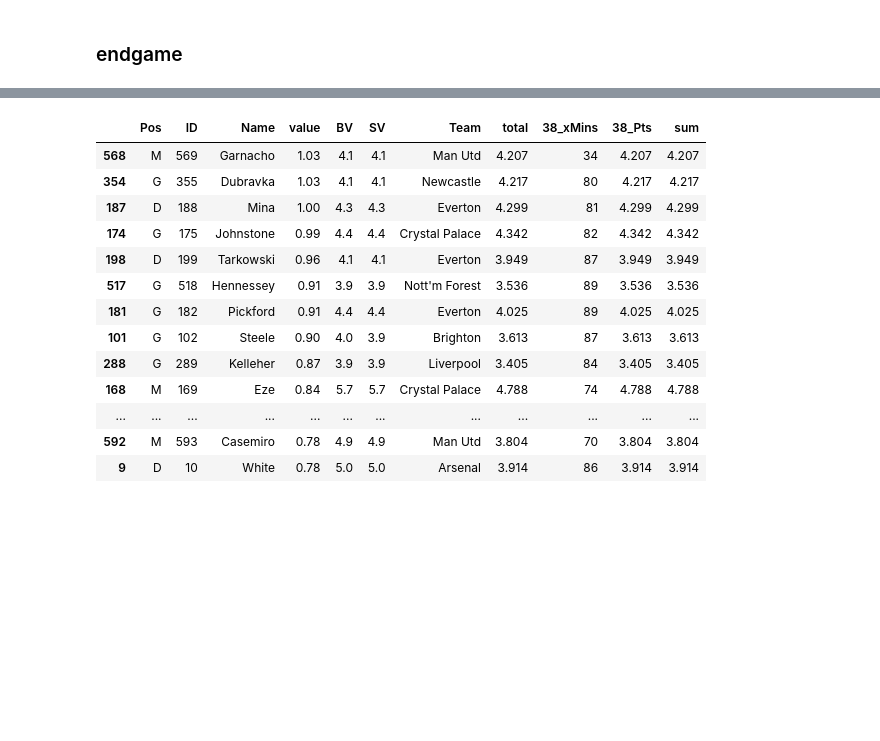
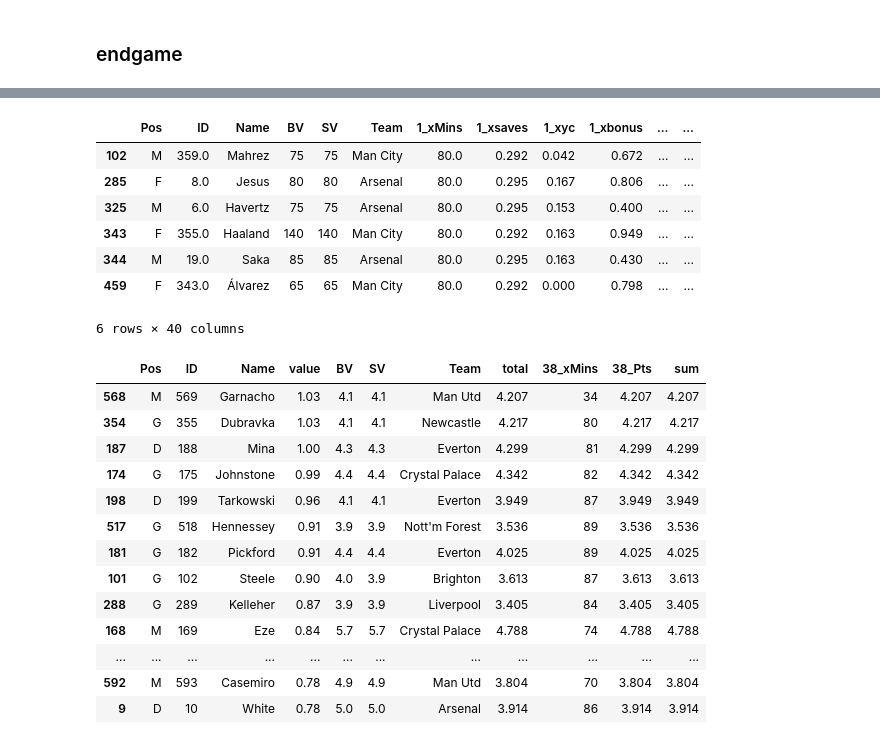
Before and after one commit to spiros26/FPL-Project, a Jupyter notebook: ev_creator/ALEX.ipynb, the cells around one changed output, grey strips where cells are left out. Drawn from its saved outputs; the diff is of its cells as text; code cells hidden in the pictures; blank space fills up the shorter version.

```diff
--- a/ev_creator/ALEX.ipynb
+++ b/ev_creator/ALEX.ipynb
@@ -1013,3 +1024,14 @@ filter_df(df, next_gw, horizon, '_Pts', 'total', 30)
+# %%
+an_ev_df
+# %% [output]
+|  | Pos | ID | Name | BV | SV | Team | 1_xMins | 1_xsaves | 1_xyc | 1_xbonus | ... | ... |
+| 102 | M | 359.0 | Mahrez | 75 | 75 | Man City | 80.0 | 0.292 | 0.042 | 0.672 | ... | ... |
+| 285 | F | 8.0 | Jesus | 80 | 80 | Arsenal | 80.0 | 0.295 | 0.167 | 0.806 | ... | ... |
+| 325 | M | 6.0 | Havertz | 75 | 75 | Arsenal | 80.0 | 0.295 | 0.153 | 0.400 | ... | ... |
+| 343 | F | 355.0 | Haaland | 140 | 140 | Man City | 80.0 | 0.292 | 0.163 | 0.949 | ... | ... |
+| 344 | M | 19.0 | Saka | 85 | 85 | Arsenal | 80.0 | 0.295 | 0.163 | 0.430 | ... | ... |
+| 459 | F | 343.0 | Álvarez | 65 | 65 | Man City | 80.0 | 0.292 | 0.000 | 0.798 | ... | ... |
+6 rows × 40 columns
 # %%
 ev_df.insert(3, 'value', [round(ev_df['total'].iloc[x]/ev_df['BV'].iloc[x],2) for x in range(ev_df.shape[0])])
 ev_df.sort_values(by='value',ascending=False)[:20]
```
Also changed, not shown: parts of 7 cells of this notebook, 4 other files.
